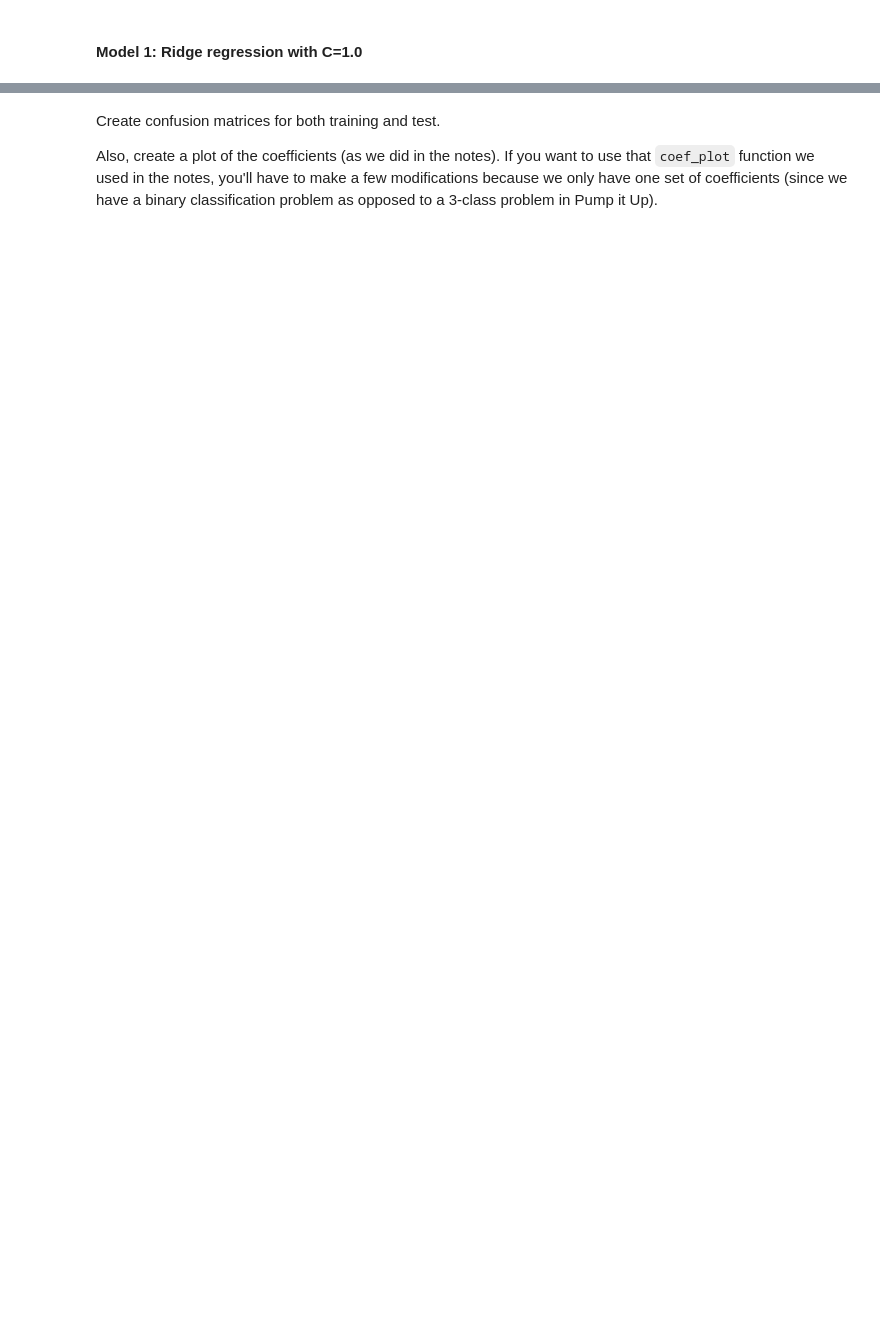
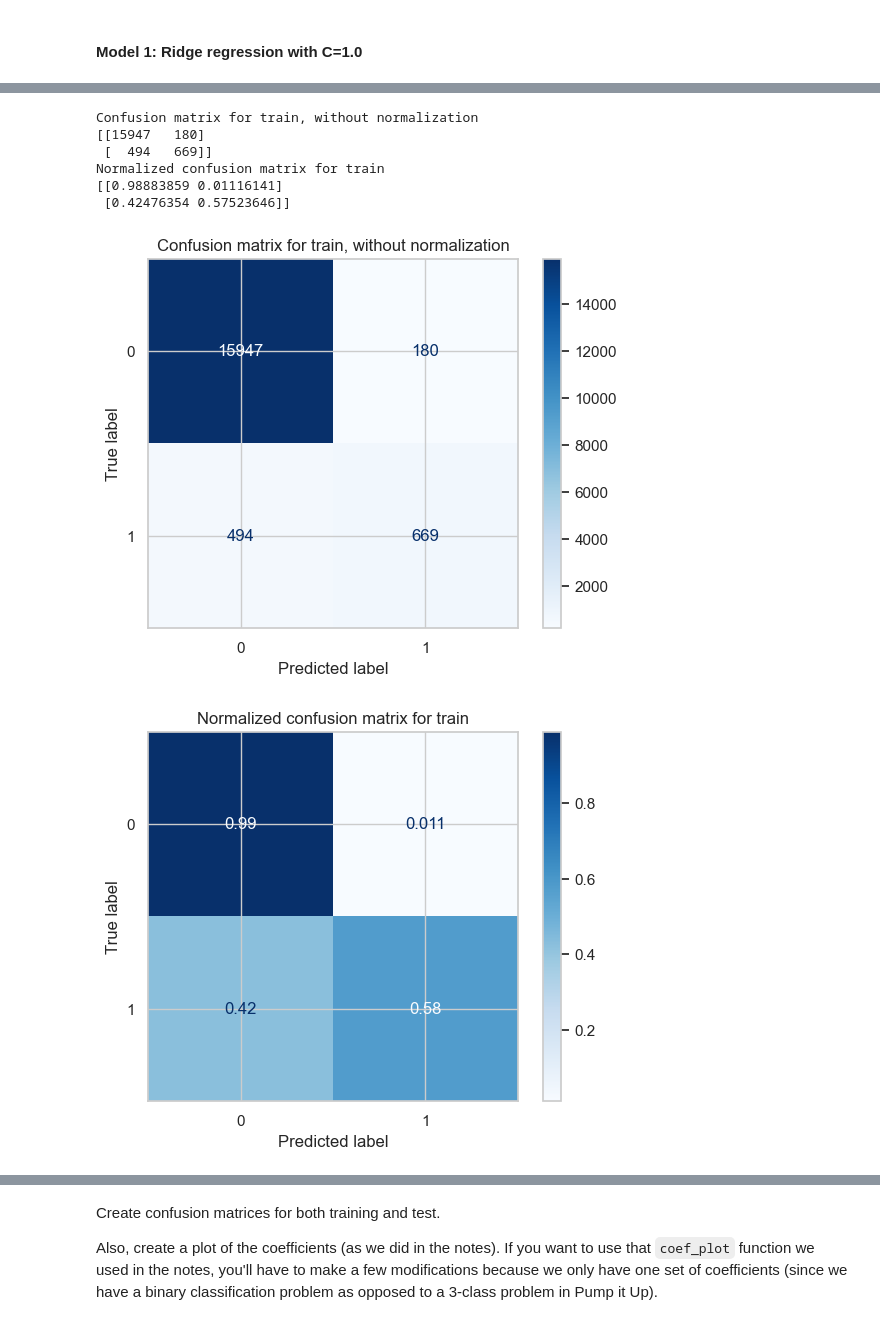
Before and after one commit to Rhedhead0621/hw1_hojdila, a Jupyter notebook: hw1_hojdila.ipynb, the cells around one changed output, grey strips where cells are left out. Drawn from its saved outputs; the diff is of its cells as text; code cells hidden in the pictures; blank space fills up the shorter version.

```diff
--- a/hw1_hojdila.ipynb
+++ b/hw1_hojdila.ipynb
@@ -399,0 +482,27 @@ Test score: 0.959
+# %%
+# Confusion matrix for Train
+titles_options = [("Confusion matrix for train, without normalization", None),
+                  ("Normalized confusion matrix for train", 'true')]
+
+class_names = clf['classifier'].classes_
+
+for title, normalize in titles_options:
+    disp = ConfusionMatrixDisplay.from_estimator(clf, X_train, y_train,
+                                 display_labels=class_names,
+                                 cmap=plt.cm.Blues,
+                                 normalize=normalize)
+    disp.ax_.set_title(title)
+
+    print(title)
+    print(disp.confusion_matrix)
+
+plt.show()
+# %% [output]
+Confusion matrix for train, without normalization
+[[15947   180]
+ [  494   669]]
+Normalized confusion matrix for train
+[[0.98883859 0.01116141]
+ [0.42476354 0.57523646]]
+[figure, added]
+[figure, added]
```
Also changed, not shown: parts of 20 cells of this notebook, 1 other file.
